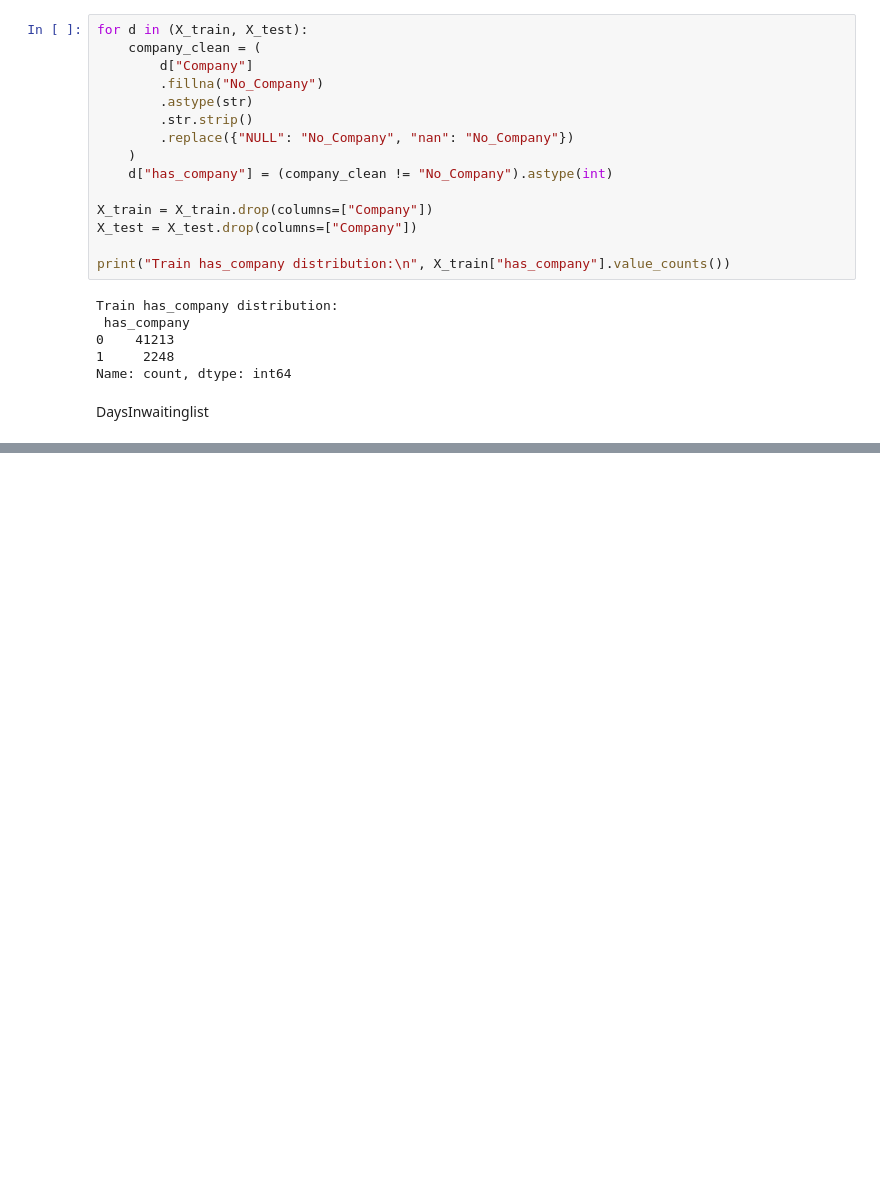
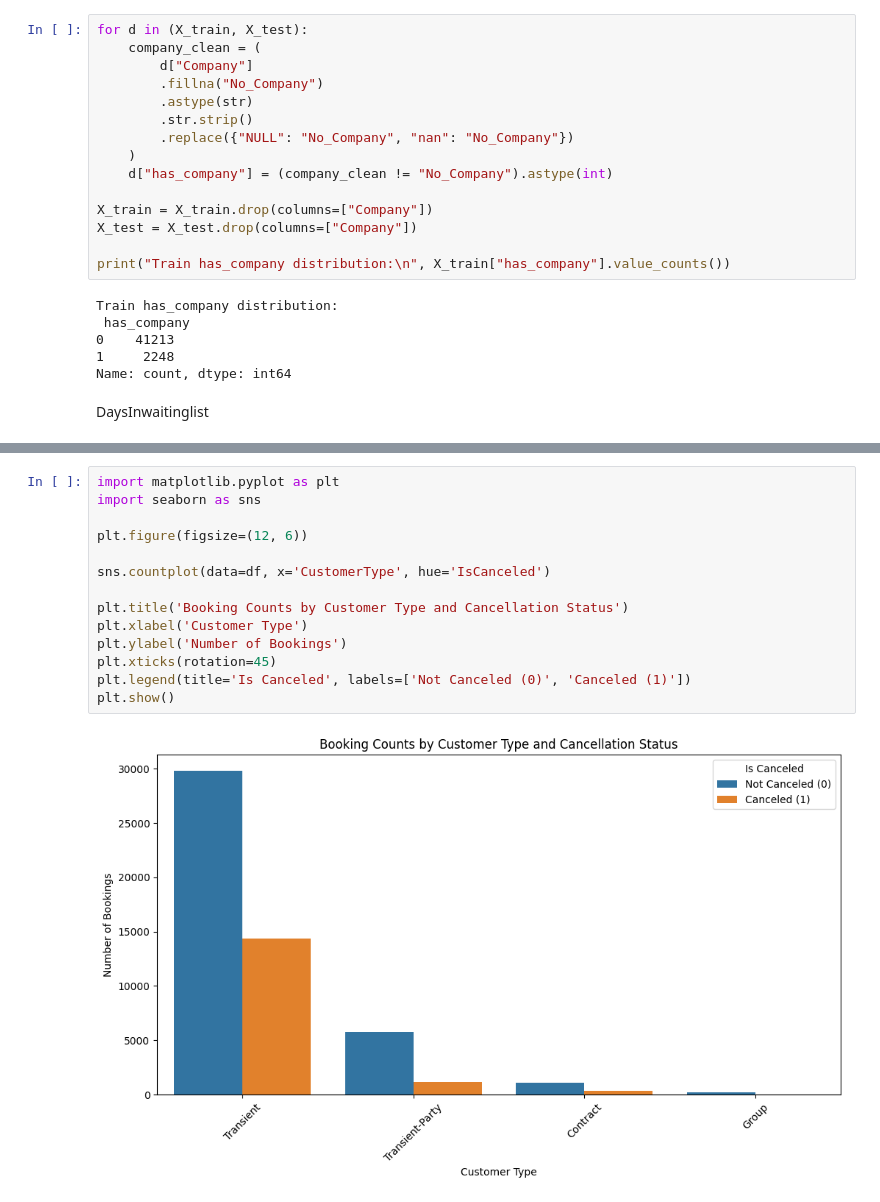
Before and after one commit to nourMelegy/City-Hotel-Booking-Demand-ML-Model, a Jupyter notebook: src/preprocessing/classificationPPwithoutDuplicates.ipynb, the cells around one changed output, grey strips where cells are left out. Saved outputs shown, nothing was run; the diff lists cells and outputs as text; blank space fills up the shorter version.

```diff
--- a/src/preprocessing/classificationPPwithoutDuplicates.ipynb
+++ b/src/preprocessing/classificationPPwithoutDuplicates.ipynb
@@ -1975,0 +2165,16 @@ DaysInwaitinglist
+# %%
+import matplotlib.pyplot as plt
+import seaborn as sns
+
+plt.figure(figsize=(12, 6))
+
+sns.countplot(data=df, x='CustomerType', hue='IsCanceled')
+
+plt.title('Booking Counts by Customer Type and Cancellation Status')
+plt.xlabel('Customer Type')
+plt.ylabel('Number of Bookings')
+plt.xticks(rotation=45)
+plt.legend(title='Is Canceled', labels=['Not Canceled (0)', 'Canceled (1)'])
+plt.show()
+# %% [output]
+[figure, added]
```
Also changed, not shown: parts of 29 cells of this notebook.
